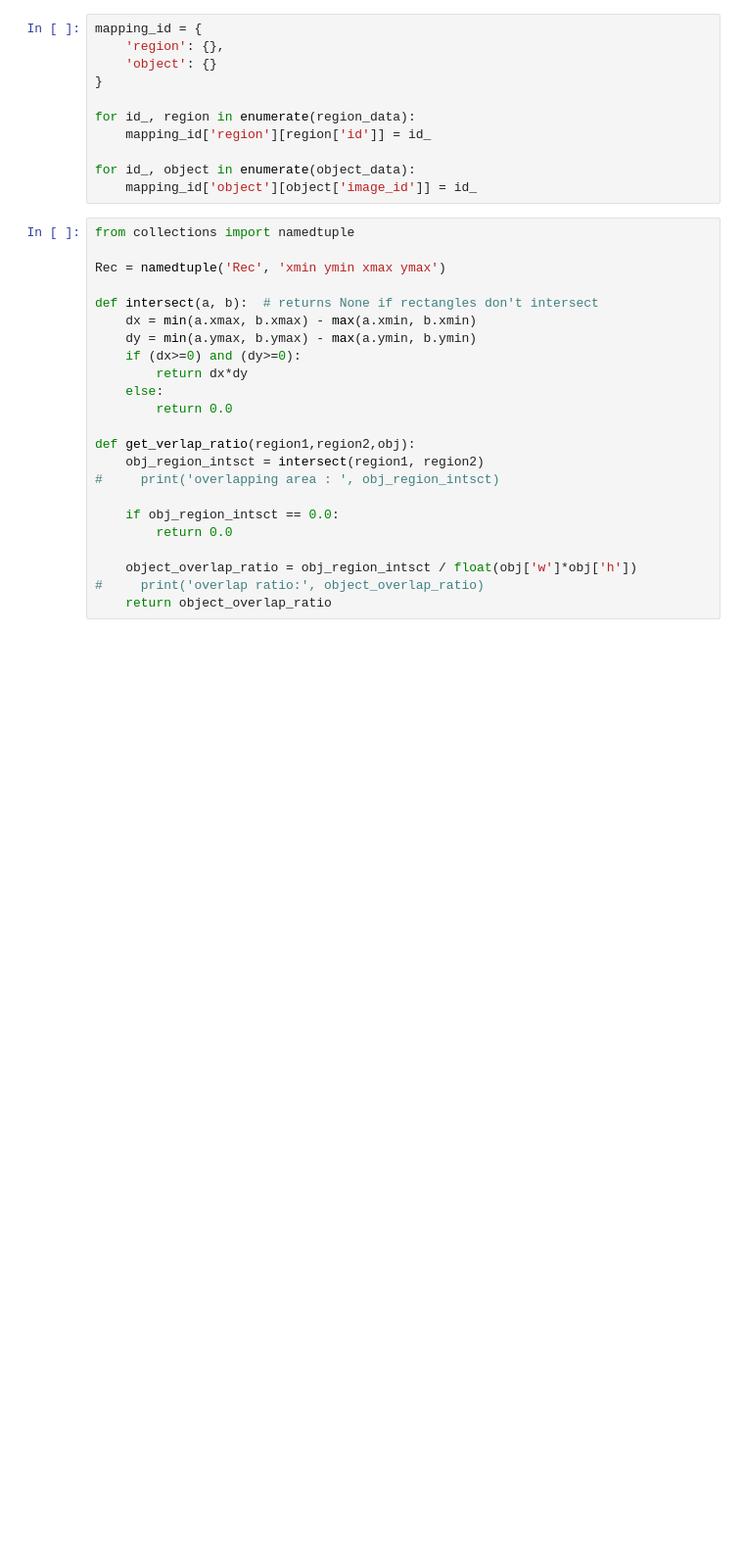
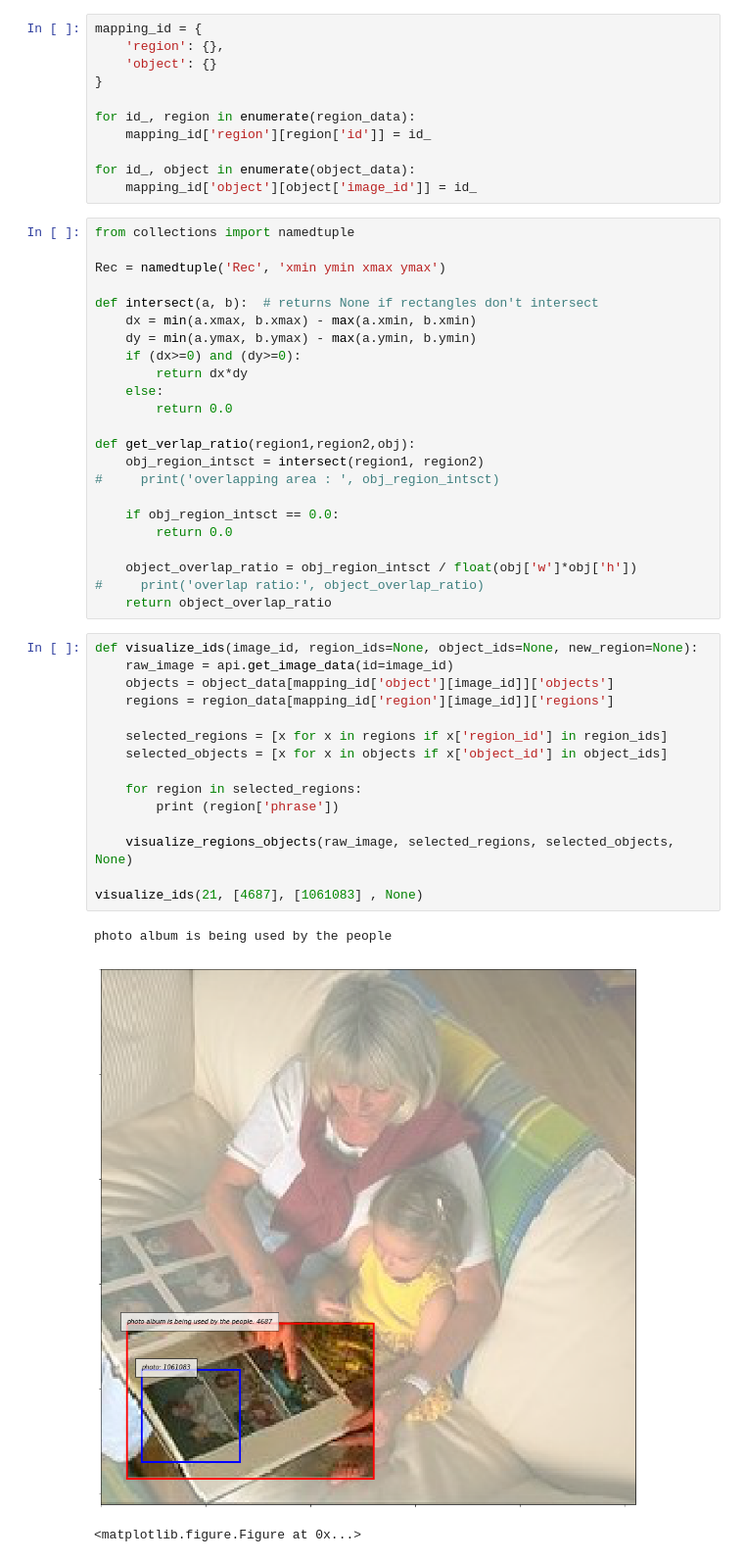
Before and after one commit to thilinicooray/DVSRL_Annotations, a Jupyter notebook: expand_regions.ipynb, the cells around one changed output. Shown: that part at 98% size. Saved outputs shown, nothing was run; the diff lists cells and outputs as text; blank space fills up the shorter version.

Commit message:
visualize based on id

```diff
--- a/expand_regions.ipynb
+++ b/expand_regions.ipynb
@@ -51,4 +51,23 @@ def get_verlap_ratio(region1,region2,obj):
     object_overlap_ratio = obj_region_intsct / float(obj['w']*obj['h'])
 #     print('overlap ratio:', object_overlap_ratio)
     return object_overlap_ratio
+# %%
+def visualize_ids(image_id, region_ids=None, object_ids=None, new_region=None):
+    raw_image = api.get_image_data(id=image_id)
+    objects = object_data[mapping_id['object'][image_id]]['objects']
+    regions = region_data[mapping_id['region'][image_id]]['regions']
+
+    selected_regions = [x for x in regions if x['region_id'] in region_ids]
+    selected_objects = [x for x in objects if x['object_id'] in object_ids]
+
+    for region in selected_regions:
+        print (region['phrase'])
+
+    visualize_regions_objects(raw_image, selected_regions, selected_objects, None)
+
+visualize_ids(21, [4687], [1061083] , None)
+# %% [output]
+photo album is being used by the people
+[figure, added]
+<matplotlib.figure.Figure at 0x...>
 # %%
```
Also changed, not shown: parts of 6 cells of this notebook, 1 other file.
